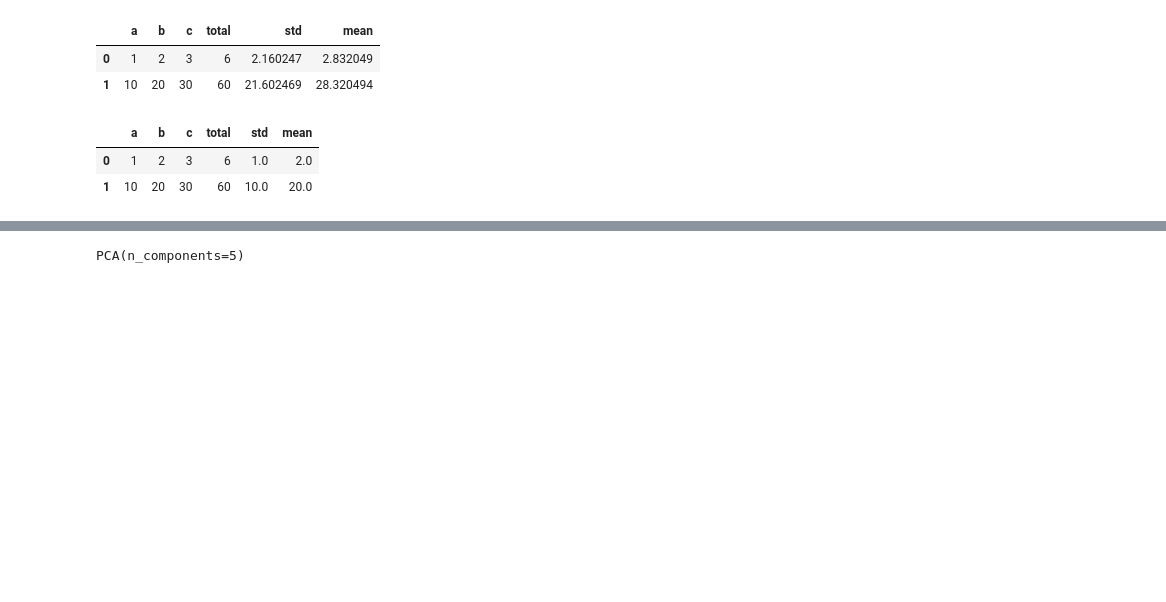
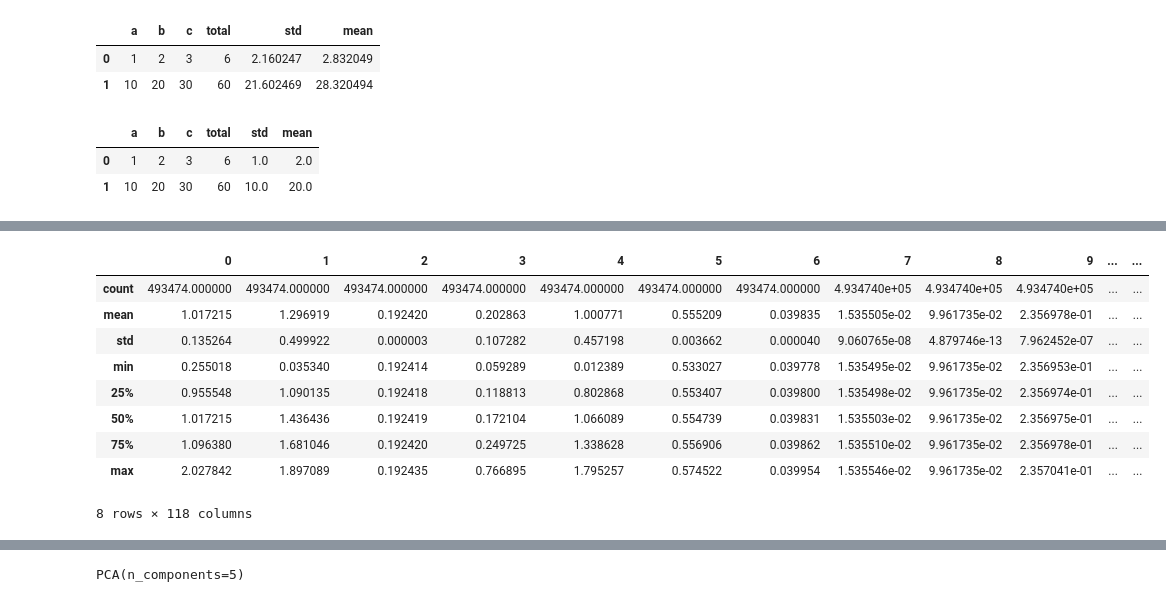
Before and after one commit to kenichiluna0627/tabular-playground-sep-2021, a Jupyter notebook: tabular_pg_sep2021.ipynb, the cells around one changed output, grey strips where cells are left out. Drawn from its saved outputs; the diff is of its cells as text; code cells hidden in the pictures; blank space fills up the shorter version.

```diff
--- a/tabular_pg_sep2021.ipynb
+++ b/tabular_pg_sep2021.ipynb
@@ -240,0 +208,15 @@ X1 = X.fillna(X.mean())
+# %%
+X_test = mms.transform(X_test)
+X_test = pd.DataFrame(X_test)
+X_test.describe()
+# %% [output]
+|  | 0 | 1 | 2 | 3 | 4 | 5 | 6 | 7 | 8 | 9 | ... | ... |
+| count | 493474.000000 | 493474.000000 | 493474.000000 | 493474.000000 | 493474.000000 | 493474.000000 | 493474.000000 | 4.934740e+05 | 4.934740e+05 | 4.934740e+05 | ... | ... |
+| mean | 1.017215 | 1.296919 | 0.192420 | 0.202863 | 1.000771 | 0.555209 | 0.039835 | 1.535505e-02 | 9.961735e-02 | 2.356978e-01 | ... | ... |
+| std | 0.135264 | 0.499922 | 0.000003 | 0.107282 | 0.457198 | 0.003662 | 0.000040 | 9.060765e-08 | 4.879746e-13 | 7.962452e-07 | ... | ... |
+| min | 0.255018 | 0.035340 | 0.192414 | 0.059289 | 0.012389 | 0.533027 | 0.039778 | 1.535495e-02 | 9.961735e-02 | 2.356953e-01 | ... | ... |
+| 25% | 0.955548 | 1.090135 | 0.192418 | 0.118813 | 0.802868 | 0.553407 | 0.039800 | 1.535498e-02 | 9.961735e-02 | 2.356974e-01 | ... | ... |
+| 50% | 1.017215 | 1.436436 | 0.192419 | 0.172104 | 1.066089 | 0.554739 | 0.039831 | 1.535503e-02 | 9.961735e-02 | 2.356975e-01 | ... | ... |
+| 75% | 1.096380 | 1.681046 | 0.192420 | 0.249725 | 1.338628 | 0.556906 | 0.039862 | 1.535510e-02 | 9.961735e-02 | 2.356978e-01 | ... | ... |
+| max | 2.027842 | 1.897089 | 0.192435 | 0.766895 | 1.795257 | 0.574522 | 0.039954 | 1.535546e-02 | 9.961735e-02 | 2.357041e-01 | ... | ... |
+8 rows × 118 columns
```
Also changed, not shown: parts of 28 cells of this notebook, 1 other file.
